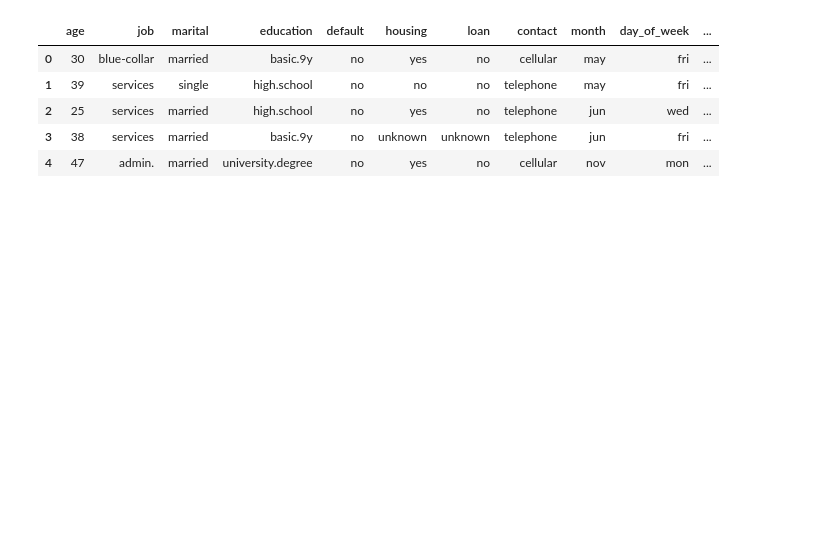
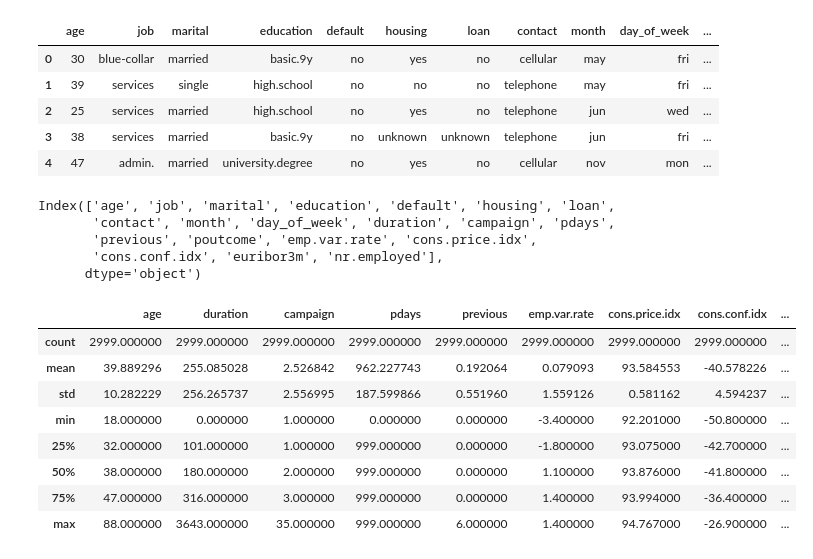
Before and after one commit to iguit0/Machine-Learning, a Jupyter notebook: marketing/marketing.ipynb, the cells around one changed output. Drawn from its saved outputs; the diff is of its cells as text; code cells hidden in the pictures; blank space fills up the shorter version.

```diff
--- a/marketing/marketing.ipynb
+++ b/marketing/marketing.ipynb
@@ -1,8 +1,17 @@
 # %%
+# bibliotecas úteis
 import pandas as pd
+import numpy as np
+import matplotlib.pyplot as plt
 
+# importando dados
 dataset = pd.read_csv("data/dados.csv")
+
+# mostrando primeiros dados e suas colunas
 display(dataset.head())
+
+# mostrando colunas
+display(dataset.columns)
 # %% [output]
 |  | age | job | marital | education | default | housing | loan | contact | month | day_of_week | ... |
 | 0 | 30 | blue-collar | married | basic.9y | no | yes | no | cellular | may | fri | ... |
@@ -10,3 +19,21 @@ display(dataset.head())
 | 2 | 25 | services | married | high.school | no | yes | no | telephone | jun | wed | ... |
 | 3 | 38 | services | married | basic.9y | no | unknown | unknown | telephone | jun | fri | ... |
 | 4 | 47 | admin. | married | university.degree | no | yes | no | cellular | nov | mon | ... |
+Index(['age', 'job', 'marital', 'education', 'default', 'housing', 'loan',
+       'contact', 'month', 'day_of_week', 'duration', 'campaign', 'pdays',
+       'previous', 'poutcome', 'emp.var.rate', 'cons.price.idx',
+       'cons.conf.idx', 'euribor3m', 'nr.employed'],
+      dtype='object')
+# %%
+# retornar os dados estatisticos da base (apenas numericos)
+dataset.describe()
+# %% [output]
+|  | age | duration | campaign | pdays | previous | emp.var.rate | cons.price.idx | cons.conf.idx | ... |
+| count | 2999.000000 | 2999.000000 | 2999.000000 | 2999.000000 | 2999.000000 | 2999.000000 | 2999.000000 | 2999.000000 | ... |
+| mean | 39.889296 | 255.085028 | 2.526842 | 962.227743 | 0.192064 | 0.079093 | 93.584553 | -40.578226 | ... |
+| std | 10.282229 | 256.265737 | 2.556995 | 187.599866 | 0.551960 | 1.559126 | 0.581162 | 4.594237 | ... |
+| min | 18.000000 | 0.000000 | 1.000000 | 0.000000 | 0.000000 | -3.400000 | 92.201000 | -50.800000 | ... |
+| 25% | 32.000000 | 101.000000 | 1.000000 | 999.000000 | 0.000000 | -1.800000 | 93.075000 | -42.700000 | ... |
+| 50% | 38.000000 | 180.000000 | 2.000000 | 999.000000 | 0.000000 | 1.100000 | 93.876000 | -41.800000 | ... |
+| 75% | 47.000000 | 316.000000 | 3.000000 | 999.000000 | 0.000000 | 1.400000 | 93.994000 | -36.400000 | ... |
+| max | 88.000000 | 3643.000000 | 35.000000 | 999.000000 | 6.000000 | 1.400000 | 94.767000 | -26.900000 | ... |
```
Also changed, not shown: parts of 1 cell of this notebook.
